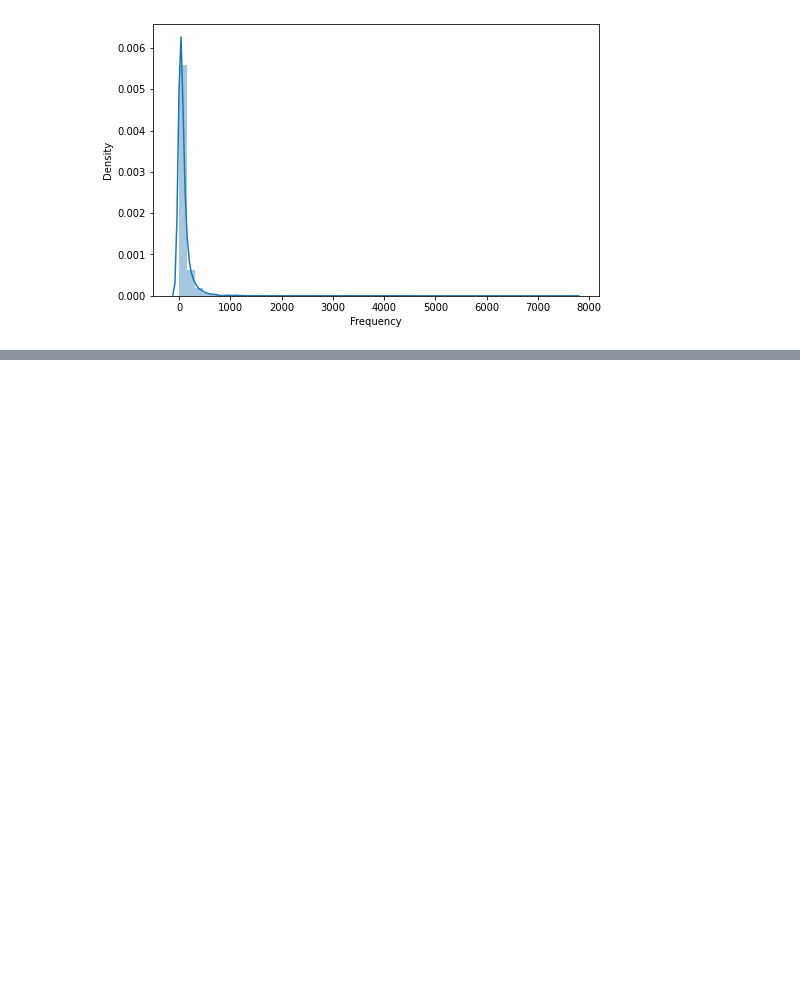
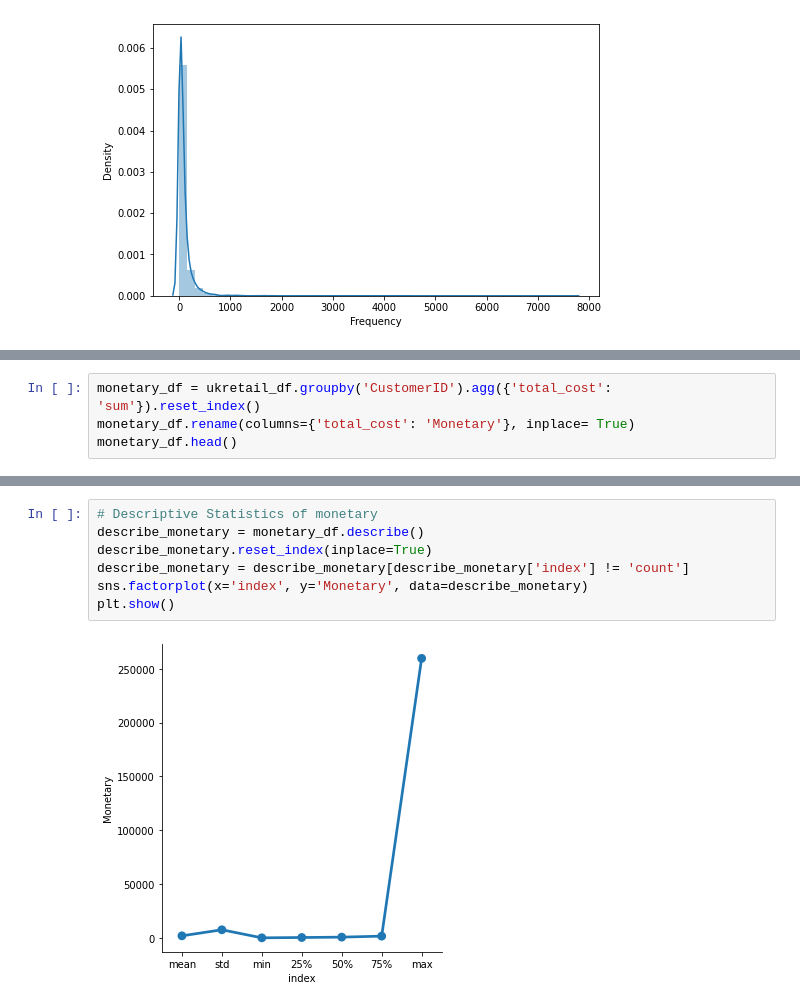
Before and after one commit to harishgawade1999/Online-Retail-Customer-Segmentation, a Jupyter notebook: Harish_Online_Retail_Customer_Segmentation_Capstone_Project.ipynb, the cells around one changed output, grey strips where cells are left out. Cells and saved outputs as stored; diff of their text form; blank space fills up the shorter version.

```diff
--- a/Harish_Online_Retail_Customer_Segmentation_Capstone_Project.ipynb
+++ b/Harish_Online_Retail_Customer_Segmentation_Capstone_Project.ipynb
@@ -538,0 +541,4 @@ sns.distplot(frequency_df['Frequency']);
+# %%
+monetary_df = ukretail_df.groupby('CustomerID').agg({'total_cost': 'sum'}).reset_index()
+monetary_df.rename(columns={'total_cost': 'Monetary'}, inplace= True)
+monetary_df.head()
@@ -538,0 +552,9 @@ sns.distplot(frequency_df['Frequency']);
+# %%
+# Descriptive Statistics of monetary
+describe_monetary = monetary_df.describe()
+describe_monetary.reset_index(inplace=True)
+describe_monetary = describe_monetary[describe_monetary['index'] != 'count']
+sns.factorplot(x='index', y='Monetary', data=describe_monetary)
+plt.show()
+# %% [output]
+[figure, added]
```
Also changed, not shown: parts of 26 cells of this notebook.
